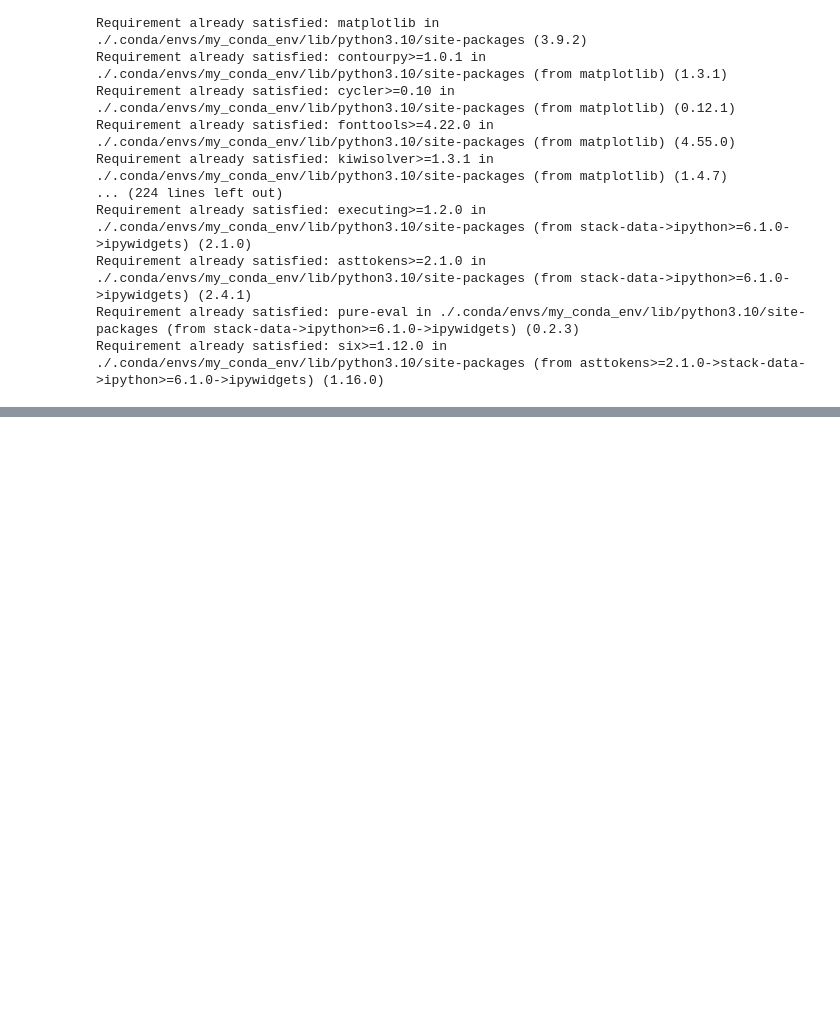
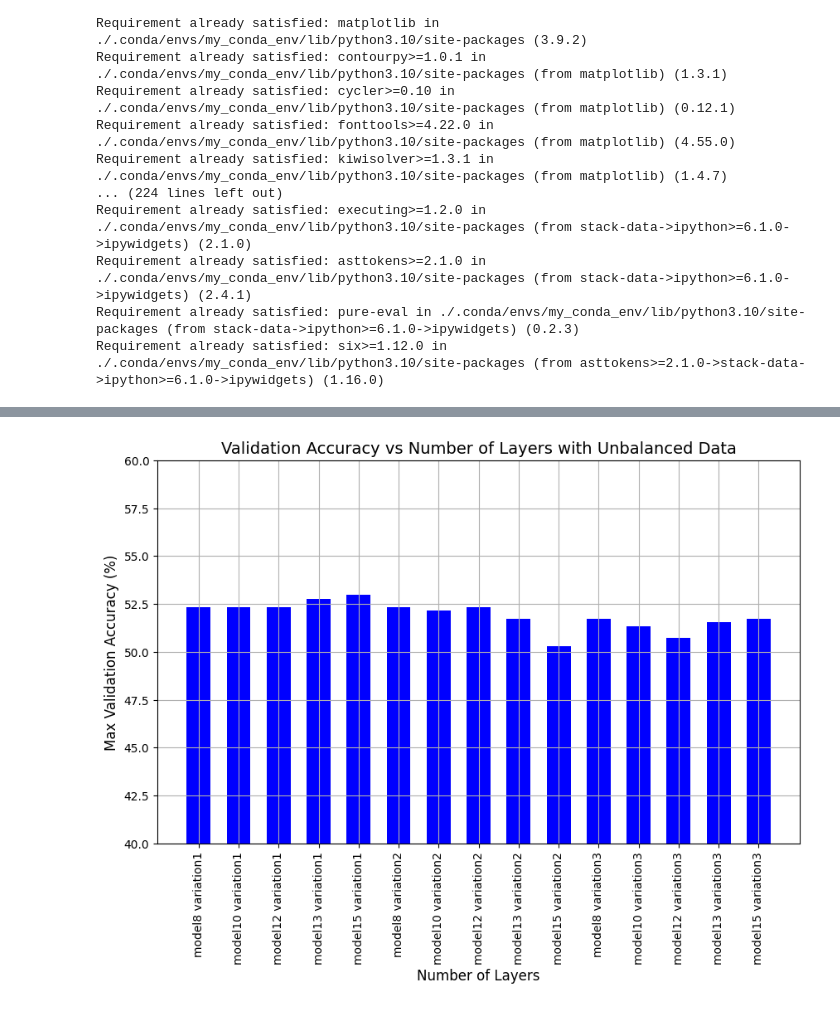
Before and after one commit to wyattnapier/ds340project, a Jupyter notebook: two_branches.ipynb, the cells around one changed output, grey strips where cells are left out. Drawn from its saved outputs; the diff is of its cells as text; code cells hidden in the pictures; blank space fills up the shorter version.

```diff
--- a/two_branches.ipynb
+++ b/two_branches.ipynb
@@ -706,24 +720,30 @@ Epoch 1/50
 # %%
-### graph models and their max validation accuracies
+import matplotlib.pyplot as plt
+
 # Extract the number of layers and corresponding validation accuracies
-num_layers = [x[0] for x in valid_maxes]
+num_layers = [x[0] for x in histories]
 val_accuracies = [x[1] for x in valid_maxes]
 
-# Plotting the trend
-plt.figure(figsize=(8, 6))
-plt.plot(num_layers, val_accuracies, marker='o', color='b', linestyle='-', linewidth=2, markersize=8)
+# Plotting the bar graph
+plt.figure(figsize=(10, 6))  # Adjust the size to fit the labels
+plt.bar(num_layers, val_accuracies, color='b', width=0.6)
 
 # Add titles and labels
 plt.xlabel('Number of Layers', fontsize=12)
 plt.ylabel('Max Validation Accuracy (%)', fontsize=12)
 
+# Rotate x-axis labels so they fit even if they're long
+plt.xticks(rotation=90)
+plt.ylim(40, 60)
+
 # Show grid and plot
 plt.grid(True)
-plt.xticks(num_layers)  # To ensure each x-tick is labeled
 if balance:
     plt.title('Validation Accuracy vs Number of Layers with Balanced Data', fontsize=14)
-    plt.savefig('./plots/numlayers_vs_val_acc_balanced', dpi=300)
+    plt.savefig('./plots/balanced_model_vs_val_acc', dpi=300)
 else:
     plt.title('Validation Accuracy vs Number of Layers with Unbalanced Data', fontsize=14)
-    plt.savefig('./plots/numlayers_vs_val_acc_unbalanced', dpi=300)
+    plt.savefig('./plots/unbalanced_model_vs_val_acc', dpi=300)
 plt.show()
+# %% [output]
+[figure, added]
```
Also changed, not shown: parts of 18 cells of this notebook, 7 other files.
